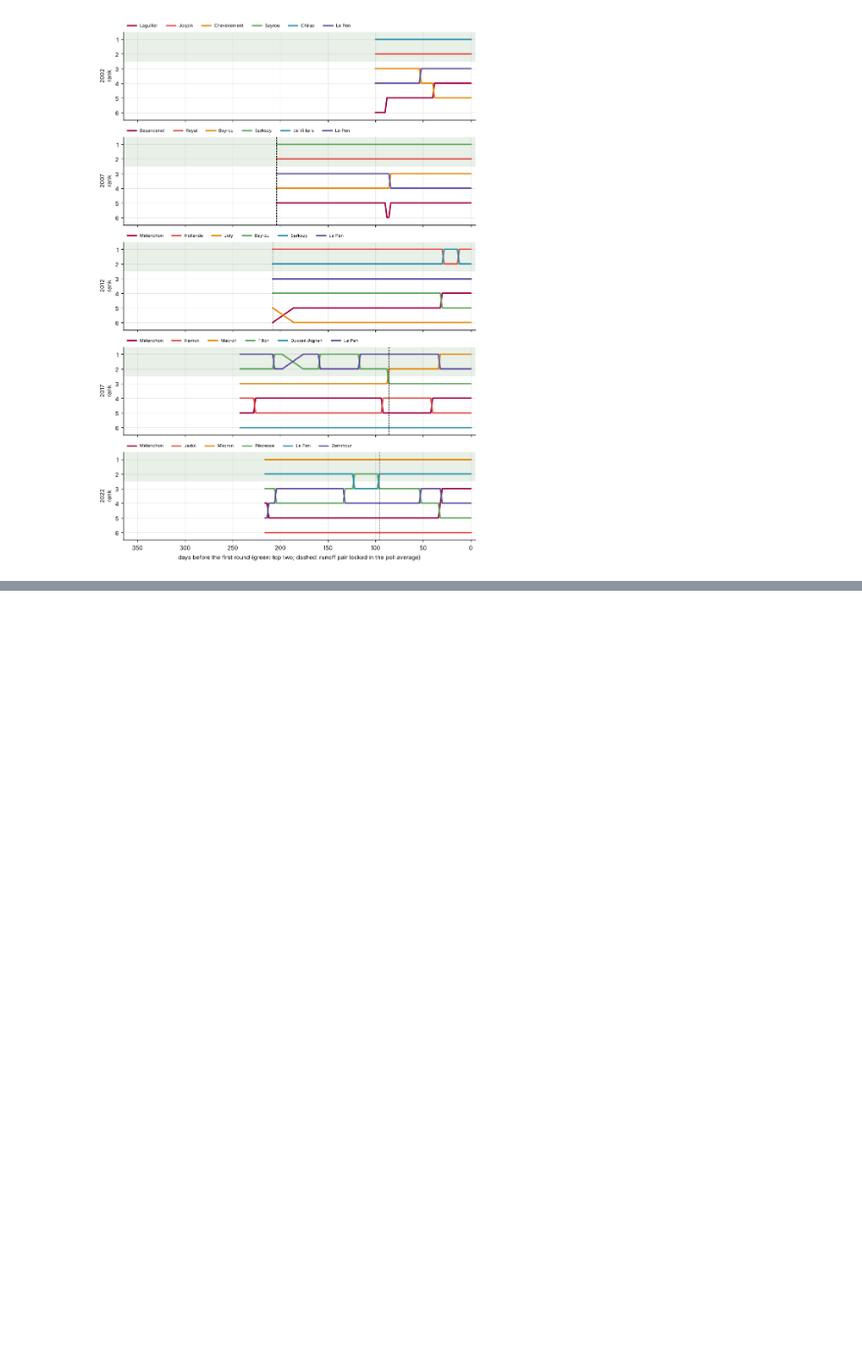
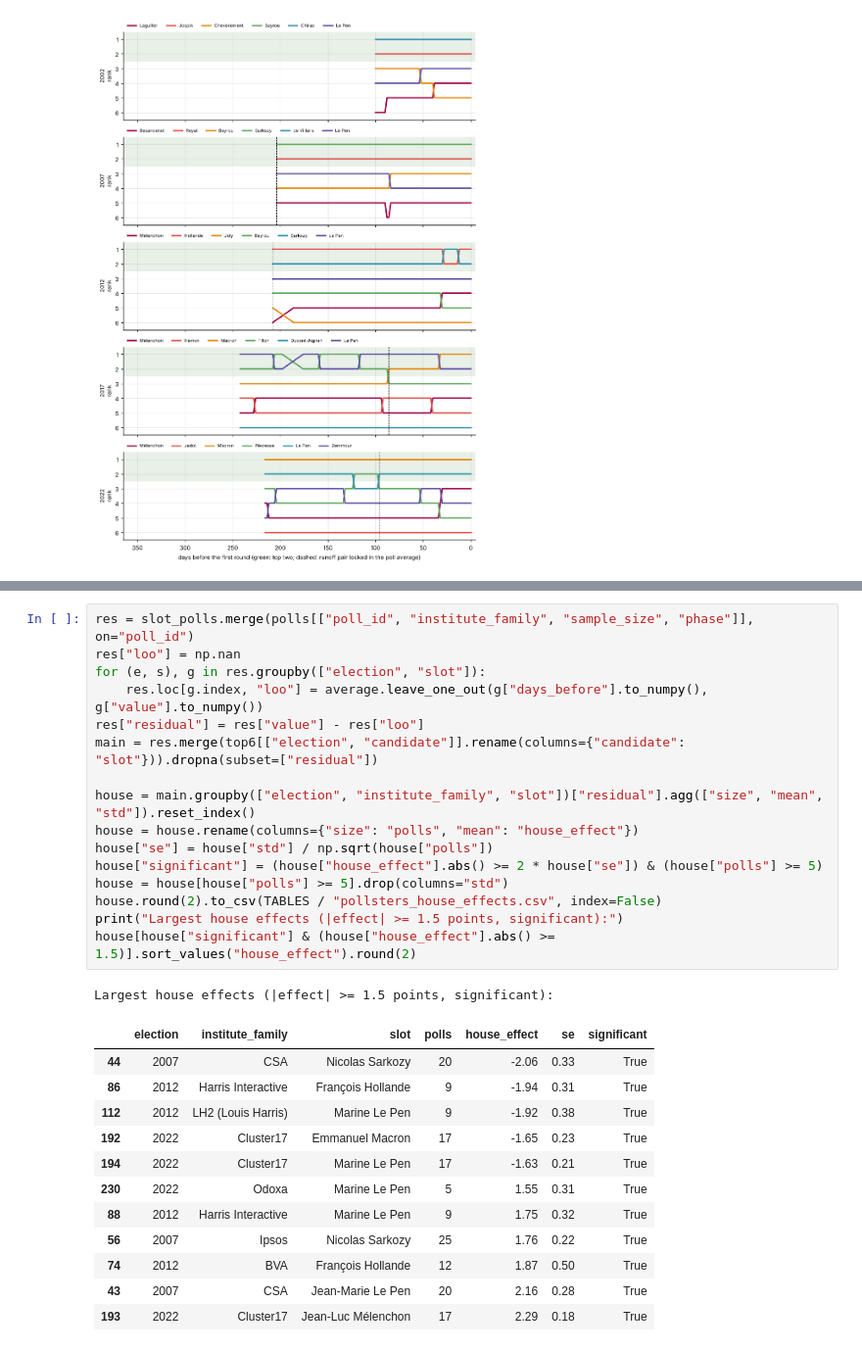
Before and after one commit to clarasalas/strategic-voting-polls-2RS, a Jupyter notebook: notebooks/05_polls_descriptive.ipynb, the cells around one changed output, grey strips where cells are left out. Shown at 98% size. Saved outputs shown, nothing was run; the diff lists cells and outputs as text; blank space fills up the shorter version.

```diff
--- a/notebooks/05_polls_descriptive.ipynb
+++ b/notebooks/05_polls_descriptive.ipynb
@@ -403,0 +412,30 @@ fig.savefig(FIGURES / "ranks.png")
+# %%
+res = slot_polls.merge(polls[["poll_id", "institute_family", "sample_size", "phase"]], on="poll_id")
+res["loo"] = np.nan
+for (e, s), g in res.groupby(["election", "slot"]):
+    res.loc[g.index, "loo"] = average.leave_one_out(g["days_before"].to_numpy(), g["value"].to_numpy())
+res["residual"] = res["value"] - res["loo"]
+main = res.merge(top6[["election", "candidate"]].rename(columns={"candidate": "slot"})).dropna(subset=["residual"])
+
+house = main.groupby(["election", "institute_family", "slot"])["residual"].agg(["size", "mean", "std"]).reset_index()
+house = house.rename(columns={"size": "polls", "mean": "house_effect"})
+house["se"] = house["std"] / np.sqrt(house["polls"])
+house["significant"] = (house["house_effect"].abs() >= 2 * house["se"]) & (house["polls"] >= 5)
+house = house[house["polls"] >= 5].drop(columns="std")
+house.round(2).to_csv(TABLES / "pollsters_house_effects.csv", index=False)
+print("Largest house effects (|effect| >= 1.5 points, significant):")
+house[house["significant"] & (house["house_effect"].abs() >= 1.5)].sort_values("house_effect").round(2)
+# %% [output]
+Largest house effects (|effect| >= 1.5 points, significant):
+|  | election | institute_family | slot | polls | house_effect | se | significant |
+| 44 | 2007 | CSA | Nicolas Sarkozy | 20 | -2.06 | 0.33 | True |
+| 86 | 2012 | Harris Interactive | François Hollande | 9 | -1.94 | 0.31 | True |
+| 112 | 2012 | LH2 (Louis Harris) | Marine Le Pen | 9 | -1.92 | 0.38 | True |
+| 192 | 2022 | Cluster17 | Emmanuel Macron | 17 | -1.65 | 0.23 | True |
+| 194 | 2022 | Cluster17 | Marine Le Pen | 17 | -1.63 | 0.21 | True |
+| 230 | 2022 | Odoxa | Marine Le Pen | 5 | 1.55 | 0.31 | True |
+| 88 | 2012 | Harris Interactive | Marine Le Pen | 9 | 1.75 | 0.32 | True |
+| 56 | 2007 | Ipsos | Nicolas Sarkozy | 25 | 1.76 | 0.22 | True |
+| 74 | 2012 | BVA | François Hollande | 12 | 1.87 | 0.50 | True |
+| 43 | 2007 | CSA | Jean-Marie Le Pen | 20 | 2.16 | 0.28 | True |
+| 193 | 2022 | Cluster17 | Jean-Luc Mélenchon | 17 | 2.29 | 0.18 | True |
```
Also changed, not shown: parts of 4 cells of this notebook, 4 other files.
